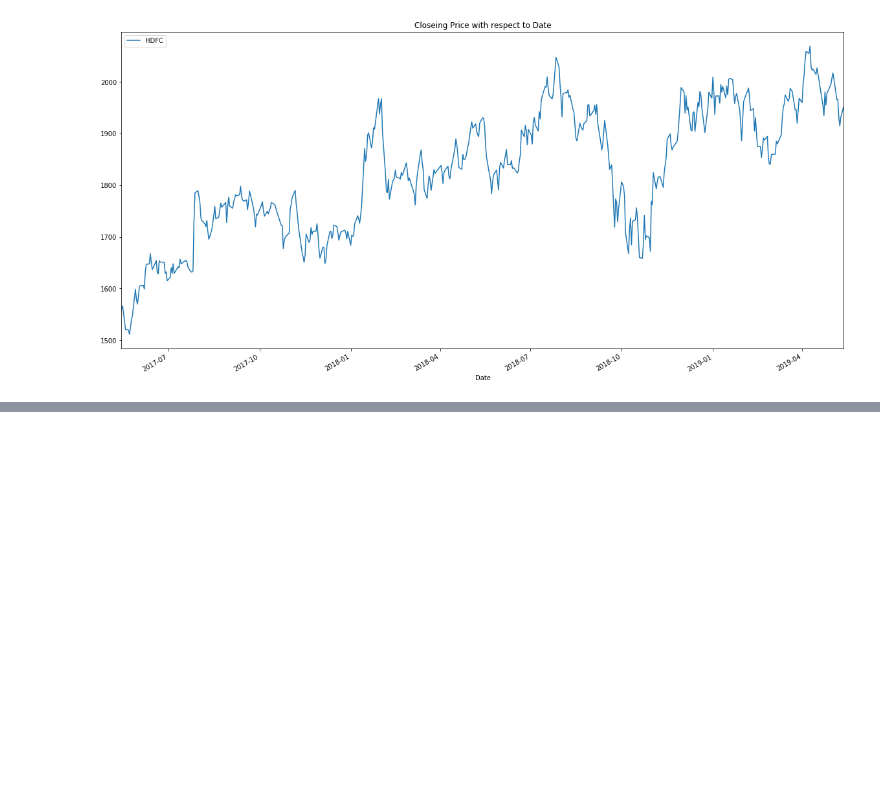
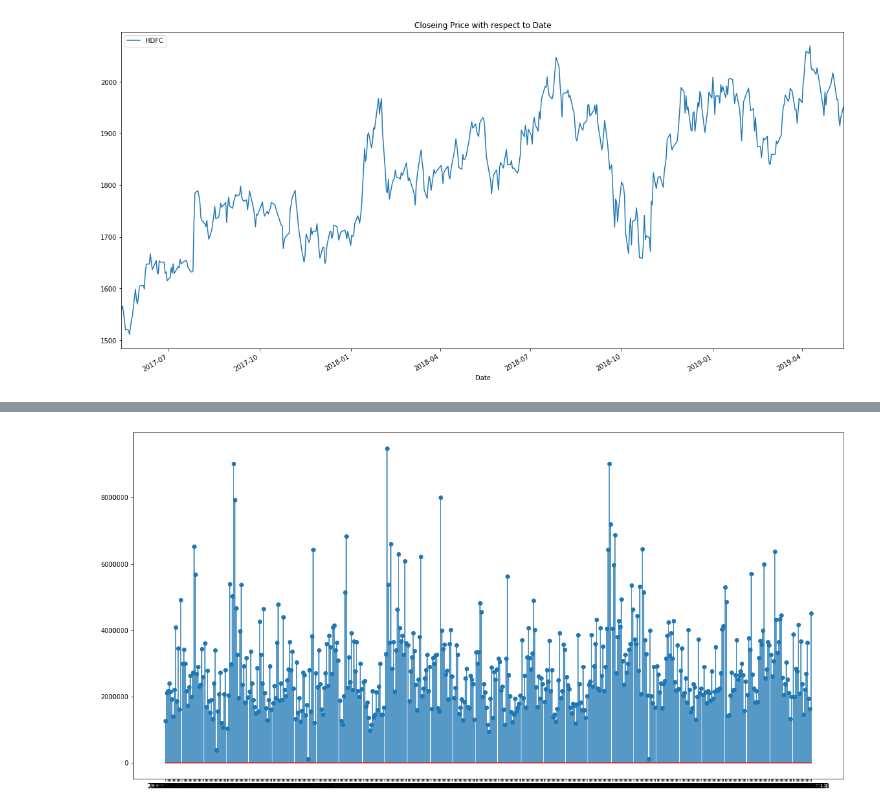
Before and after one commit to Rpythonista/Machine-Learning-Project-For-HDFC, a Jupyter notebook: ML_Internship_Module_2.ipynb, the cells around one changed output, grey strips where cells are left out. Cells and saved outputs as stored; diff of their text form; code cells hidden in the pictures; blank space fills up the shorter version.

```diff
--- a/ML_Internship_Module_2.ipynb
+++ b/ML_Internship_Module_2.ipynb
@@ -174,0 +189,6 @@ HDFC Bank is expected to report a double-digit profit, net interest income and
+# %%
+plt.figure(figsize=(20,10))
+plt.stem(data.Date,data['Total Traded Quantity'])
+plt.show()
+# %% [output]
+[figure, added]
```
Also changed, not shown: parts of 48 cells of this notebook, 2 other files.
